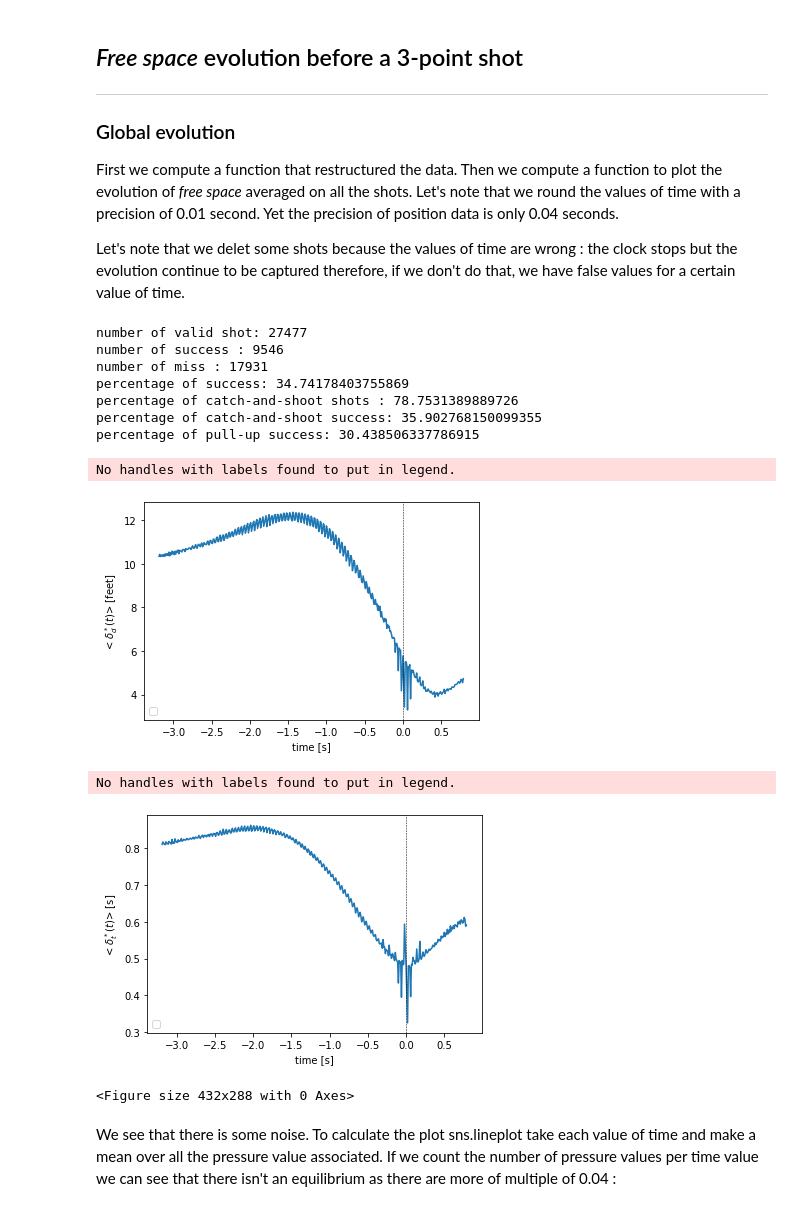
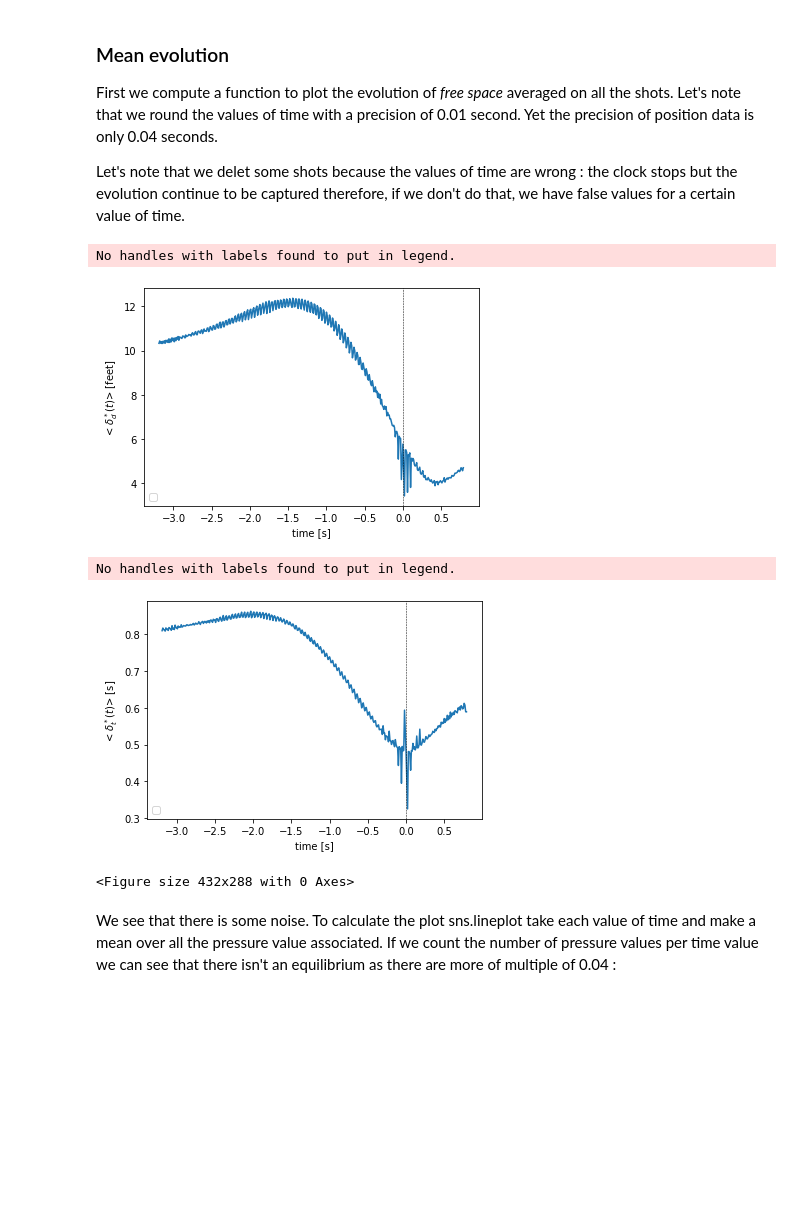
Before and after one commit to AmigoCap/MecaSportCo, a Jupyter notebook: 4_Free_space_and_3-points_efficiency.ipynb, the cells around one changed output. Drawn from its saved outputs; the diff is of its cells as text; code cells hidden in the pictures; blank space fills up the shorter version.

Commit message:
put notebooks function into python file

```diff
--- a/4_Free_space_and_3-points_efficiency.ipynb
+++ b/4_Free_space_and_3-points_efficiency.ipynb
@@ -32,0 +21,5 @@ dico['POSTION_SHOT'][2]
+# %%
+import pandas as pd
+df_plot_mean=pd.read_csv('data/df_plot_mean.csv',index_col=[0])
+df_shots=pd.read_csv('data/df_shots.csv',index_col=[0])
+df_stats=pd.read_csv('data/df_stats.csv',index_col=[0])
@@ -33,9 +51,6 @@ dico['POSTION_SHOT'][2]
 # %% [markdown]
-## *Free space* evolution before a 3-point shot
-------
+### Mean evolution
 
-### Global evolution
-
-First we compute a function that restructured the data. Then we compute a function to plot the evolution of *free space* averaged on all the shots. Let's note that we round the values of time with a precision of 0.01 second. Yet the precision of position data is only 0.04 seconds.
+First we compute a function to plot the evolution of *free space* averaged on all the shots. Let's note that we round the values of time with a precision of 0.01 second. Yet the precision of position data is only 0.04 seconds.
 
 Let's note that we delet some shots because the values of time are wrong : the clock stops but the evolution continue to be captured therefore, if we don't do that, we have false values for a certain value of time.
@@ -170,16 +56,0 @@ def averaged_evolution(df,sd=None,hue=None,palette=['blue'],style=None,fontsize=
-# %%
-df=restructure_data(dico)
-averaged_evolution(df)
-# %% [output]
-number of valid shot: 27477
-number of success : 9546
-number of miss : 17931
-percentage of success: 34.74178403755869
-percentage of catch-and-shoot shots : 78.7531389889726
-percentage of catch-and-shoot success: 35.902768150099355
-percentage of pull-up success: 30.438506337786915
-No handles with labels found to put in legend.
-[figure, removed]
-No handles with labels found to put in legend.
-[figure, removed]
-<Figure size 432x288 with 0 Axes>
@@ -186,3 +75,11 @@ No handles with labels found to put in legend.
+# %%
+averaged_evolution(df_plot_mean)
+# %% [output]
+No handles with labels found to put in legend.
+[figure, added]
+No handles with labels found to put in legend.
+[figure, added]
+<Figure size 432x288 with 0 Axes>
 # %% [markdown]
 We see that there is some noise. To calculate the plot sns.lineplot take each value of time and make a mean over all the pressure value associated. If we count the number of pressure values per time value we can see that there isn't an equilibrium as there are more of multiple of 0.04 :
 # %%
```
Also changed, not shown: parts of 41 cells of this notebook, 3 other files.
